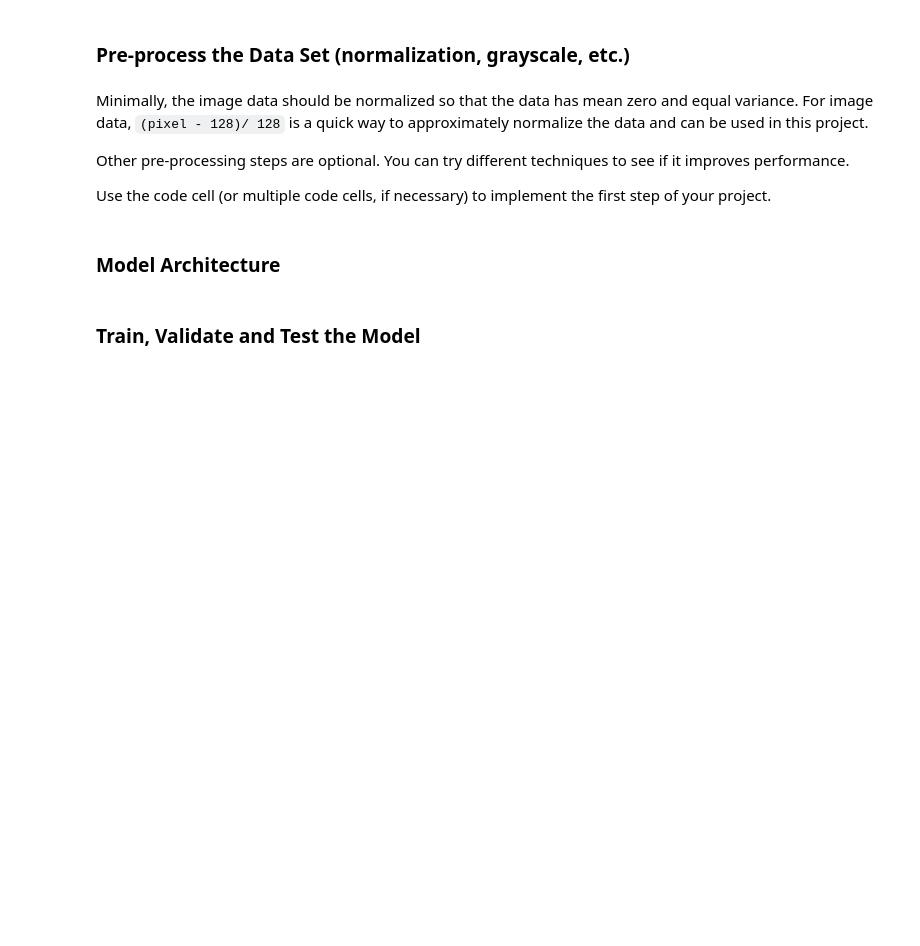
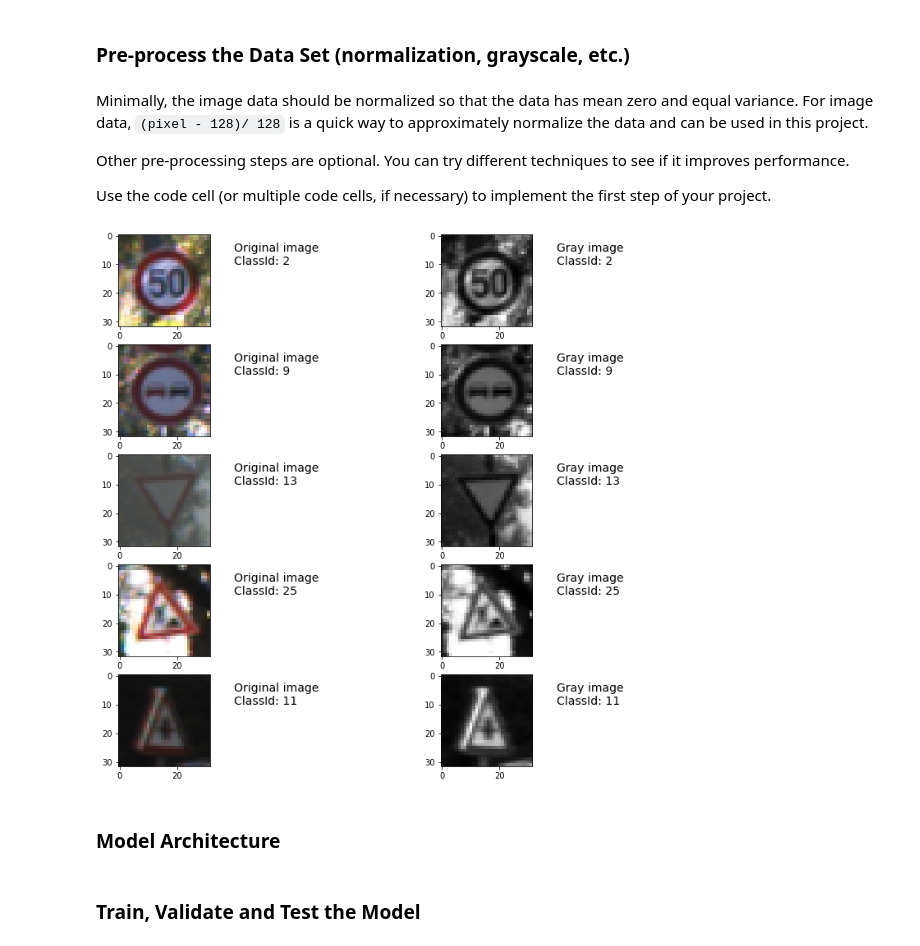
Before and after one commit to BofeiCHEN/CarND-Traffic-Sign-Classifier-Project, a Jupyter notebook: Traffic_Sign_Classifier.ipynb, the cells around one changed output. Saved outputs shown, nothing was run; the diff lists cells and outputs as text; code cells hidden in the pictures; blank space fills up the shorter version.

```diff
--- a/Traffic_Sign_Classifier.ipynb
+++ b/Traffic_Sign_Classifier.ipynb
@@ -155,21 +152,36 @@ Use the code cell (or multiple code cells, if necessary) to implement the first
 # %%
 ### Preprocess the data here. It is required to normalize the data. Other preprocessing steps could include
 ### converting to grayscale, etc.
 ### Feel free to use as many code cells as needed.
 # Use(pixel - 128)/ 128 to normalize the image
 from sklearn.utils import shuffle
 
 X_train, y_train = shuffle(X_train, y_train)
 X_train_gray = np.sum(X_train/3, axis=3, keepdims=True)
 X_train_nor = (X_train_gray - 128)/128
 
 X_valid, y_valid = shuffle(X_valid, y_valid)
 X_valid_gray = np.sum(X_valid/3, axis=3, keepdims=True)
 X_valid_nor = (X_valid_gray - 128)/128
 
 X_test, y_test = shuffle(X_test, y_test)
 X_test_gray = np.sum(X_test/3, axis=3, keepdims=True)
 X_test_nor = (X_test_gray - 128)/128
+
+fig_gray = plt.figure(figsize=(10, 10))
+fig_gray.tight_layout()
+for i in range(5):
+    plt.subplot(5, 2, 2*i + 1)
+    index = random.randint(0, n_train)
+    plt.imshow(X_train[index].squeeze())
+    plt.text(40, 10, 'Original image \nClassId: {}'.format(y_train[index]), fontsize=14)
+    plt.subplot(5, 2, 2*i+2)
+    plt.imshow(X_train_gray[index].squeeze(), cmap='gray')
+    plt.text(40, 10, 'Gray image \nClassId: {}'.format(y_train[index]), fontsize=14)
+plt.subplots_adjust(left=0., right=1, top=0.9, bottom=0.)
+fig_gray.savefig('./fig_writeup/train_gray.png')
+# %% [output]
+[figure, added]
 # %% [markdown]
 ### Model Architecture
 # %%
```
Also changed, not shown: parts of 10 cells of this notebook, 43 other files.
